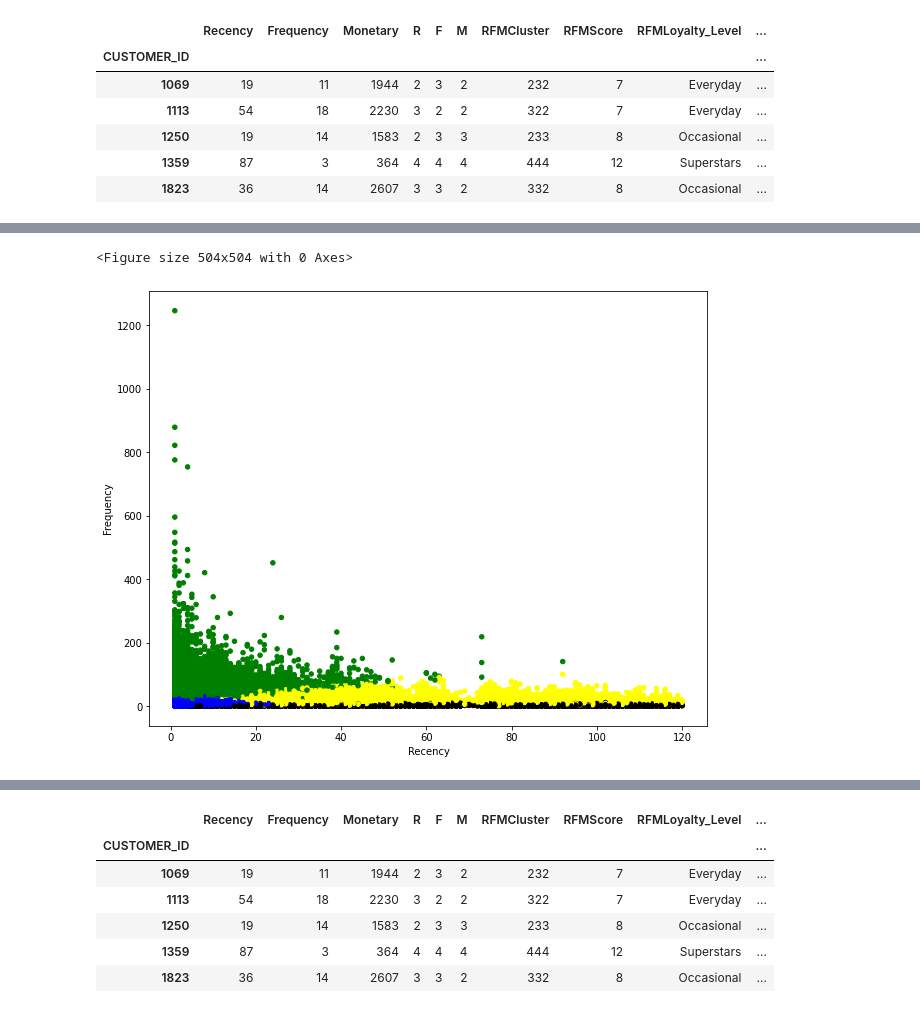
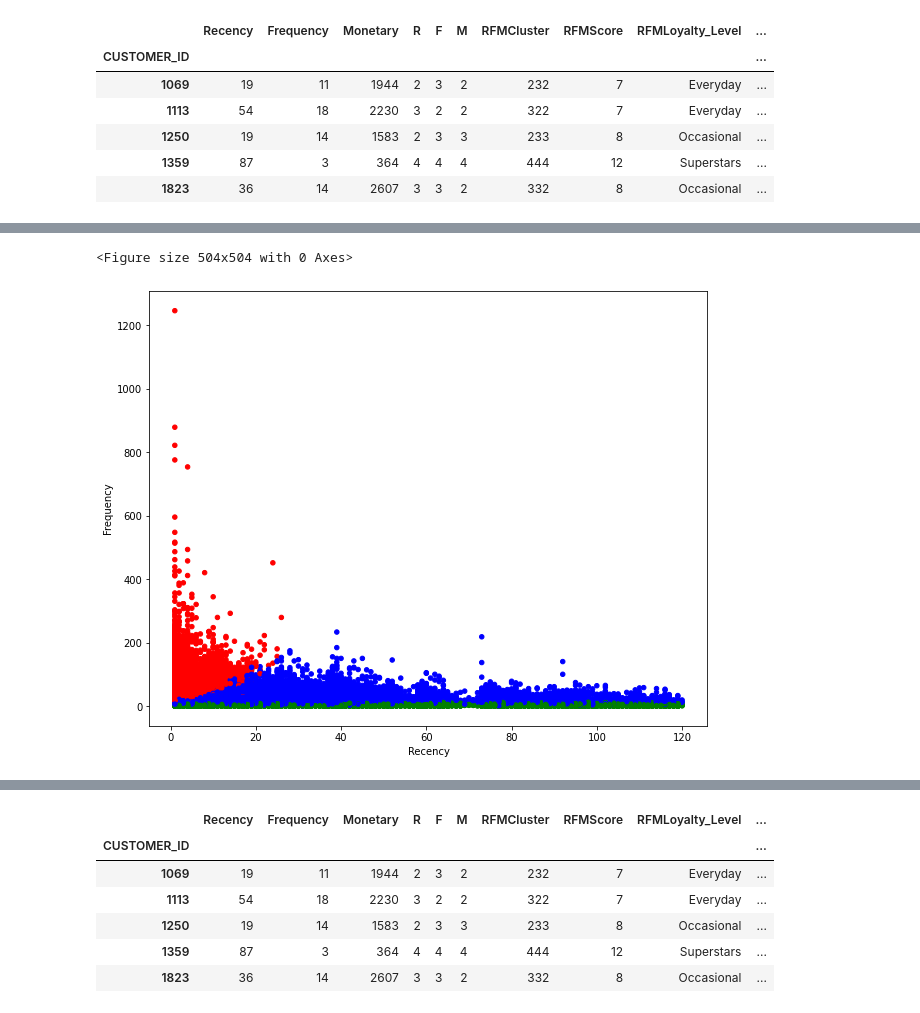
Before and after one commit to kristaLumbantoruan/customer-clustering-for-crm-in-xyz-store, a Jupyter notebook: Customer_Clustering.ipynb, the cells around one changed output, grey strips where cells are left out. Cells and saved outputs as stored; diff of their text form; code cells hidden in the pictures.

```diff
--- a/Customer_Clustering.ipynb
+++ b/Customer_Clustering.ipynb
@@ -730,7 +730,7 @@ plt.show()
 #K-Means Model
 # %%
 #Build K-Means Clustering Model
-KMeans_clust = KMeans(n_clusters=5, init='k-means++', max_iter=1000)
+KMeans_clust = KMeans(n_clusters=3, init='k-means++', max_iter=1000)
 KMeans_clust.fit(Scaled_Data)
 
 #Decide the clusters for dataset
@@ -744,11 +744,3 @@ RFMScoring.head()
 | 1250 | 19 | 14 | 1583 | 2 | 3 | 3 | 233 | 8 | Occasional | ... |
 | 1359 | 87 | 3 | 364 | 4 | 4 | 4 | 444 | 12 | Superstars | ... |
 | 1823 | 36 | 14 | 2607 | 3 | 3 | 2 | 332 | 8 | Occasional | ... |
-# %%
-#Build K-Means Clustering Model
-KMeans_clust = KMeans(n_clusters=4, init='k-means++', max_iter=1000)
-KMeans_clust.fit(Scaled_Data)
-
-#Decide the clusters for dataset
-RFMScoring['Cluster'] = KMeans_clust.labels_
-RFMScoring.head()
@@ -778,20 +760,20 @@ Name: Cluster, dtype: int64
 # %%
 from matplotlib import pyplot as plt
 plt.figure(figsize=(7,7))
 
 #Scatter Plot for Frequency vs Recency
-Colors = ["blue","green", "black", "yellow", "red"]
+Colors = ["blue","green","red"]
 RFMScoring['Color'] = RFMScoring['Cluster'].map(lambda p: Colors[p])
 ax=RFMScoring.plot(
     kind="scatter",
     x="Recency", y="Frequency",
     figsize=(10,8),
     c = RFMScoring['Color']
 
 )
 # %% [output]
 <Figure size 504x504 with 0 Axes>
-[figure, old version]
+[figure, new version]
 # %%
 from matplotlib import pyplot as plt
 plt.figure(figsize=(7,7))
```
Also changed, not shown: parts of 11 cells of this notebook.
